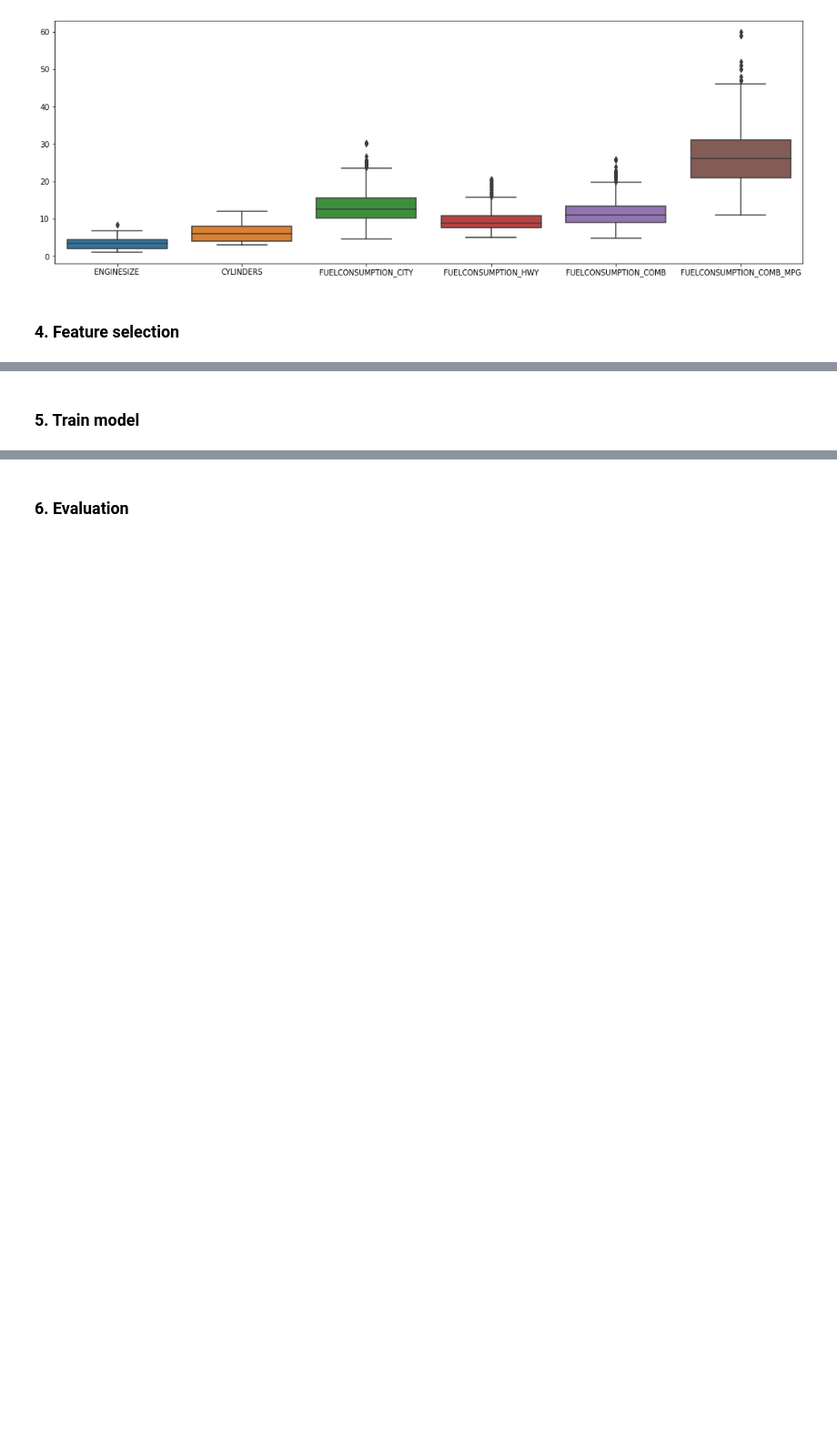
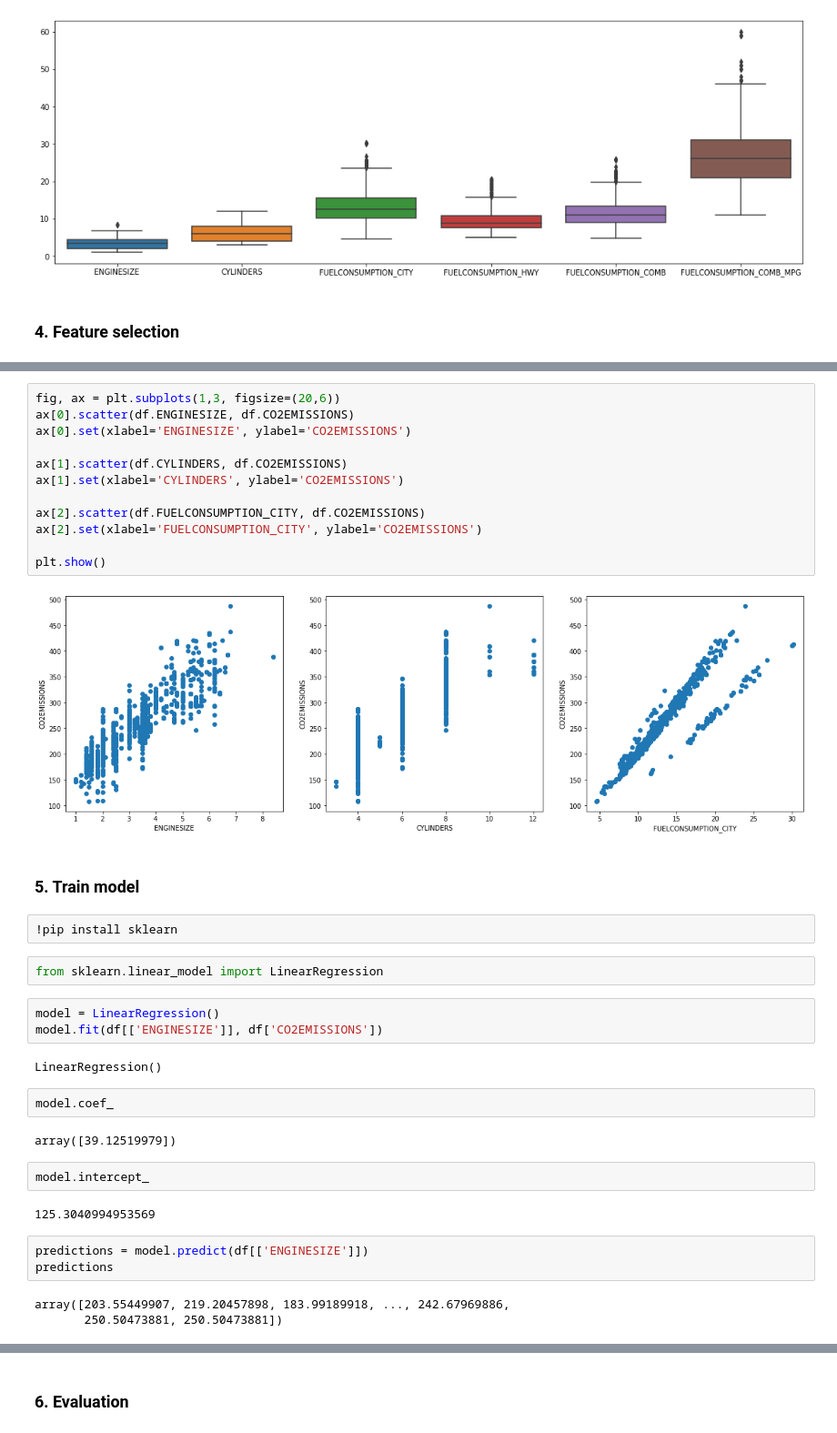
Before and after one commit to honghanhh/py40a12l2, a Jupyter notebook: lectures/lecture2/HiepNH_Linear_regression.ipynb, the cells around one changed output, grey strips where cells are left out. Shown at 91% size. Drawn from its saved outputs; the diff is of its cells as text; blank space fills up the shorter version.

```diff
--- a/lectures/lecture2/HiepNH_Linear_regression.ipynb
+++ b/lectures/lecture2/HiepNH_Linear_regression.ipynb
@@ -172,2 +195,39 @@ plt.show()
+# %%
+fig, ax = plt.subplots(1,3, figsize=(20,6))
+ax[0].scatter(df.ENGINESIZE, df.CO2EMISSIONS)
+ax[0].set(xlabel='ENGINESIZE', ylabel='CO2EMISSIONS')
+
+ax[1].scatter(df.CYLINDERS, df.CO2EMISSIONS)
+ax[1].set(xlabel='CYLINDERS', ylabel='CO2EMISSIONS')
+
+ax[2].scatter(df.FUELCONSUMPTION_CITY, df.CO2EMISSIONS)
+ax[2].set(xlabel='FUELCONSUMPTION_CITY', ylabel='CO2EMISSIONS')
+
+plt.show()
+# %% [output]
+[figure, added]
 # %% [markdown]
 ### 5. Train model
+# %%
+!pip install sklearn
+# %%
+from sklearn.linear_model import LinearRegression
+# %%
+model = LinearRegression()
+model.fit(df[['ENGINESIZE']], df['CO2EMISSIONS'])
+# %% [output]
+LinearRegression()
+# %%
+model.coef_
+# %% [output]
+array([39.12519979])
+# %%
+model.intercept_
+# %% [output]
+125.3040994953569
+# %%
+predictions = model.predict(df[['ENGINESIZE']])
+predictions
+# %% [output]
+array([203.55449907, 219.20457898, 183.99189918, ..., 242.67969886,
+       250.50473881, 250.50473881])
```
Also changed, not shown: parts of 14 cells of this notebook.
